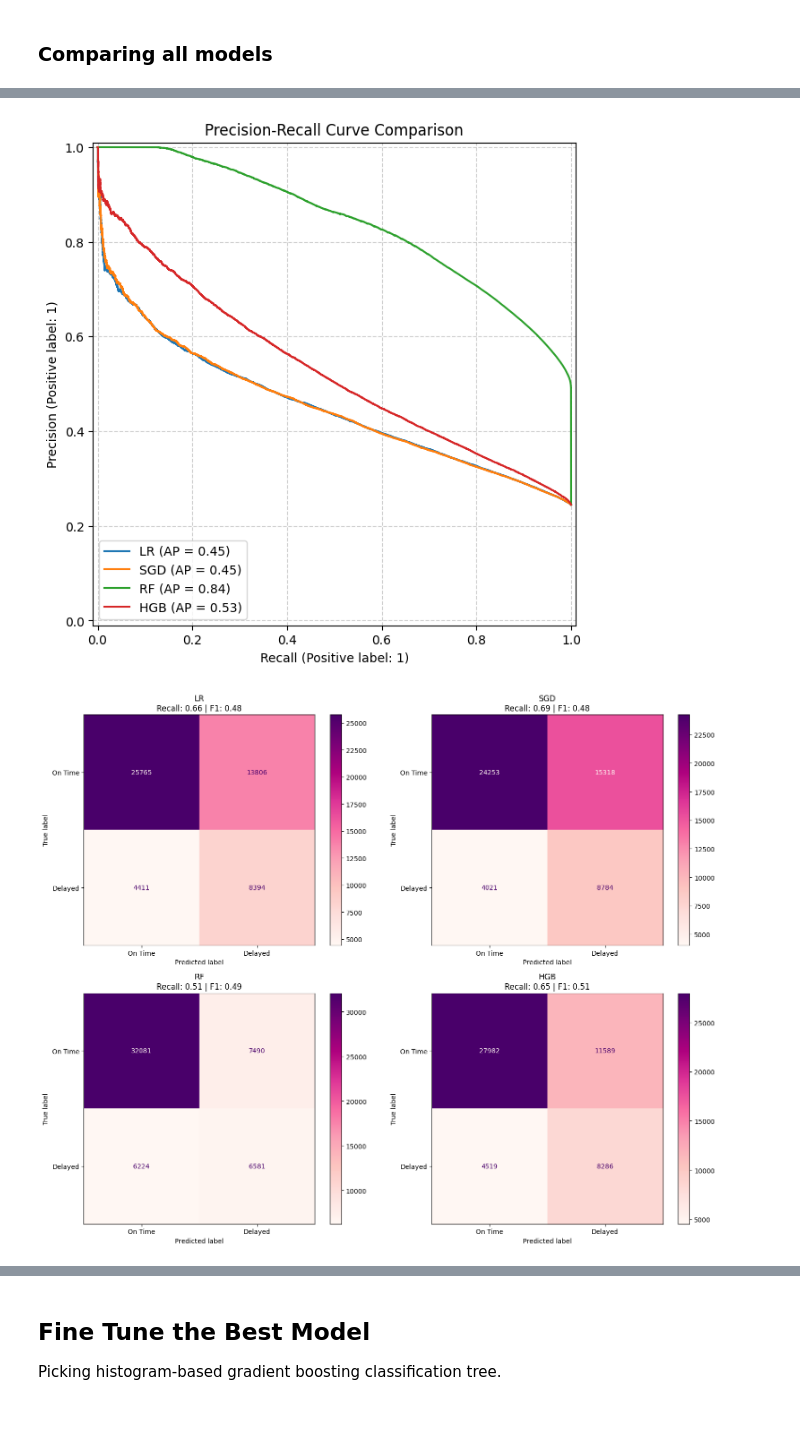
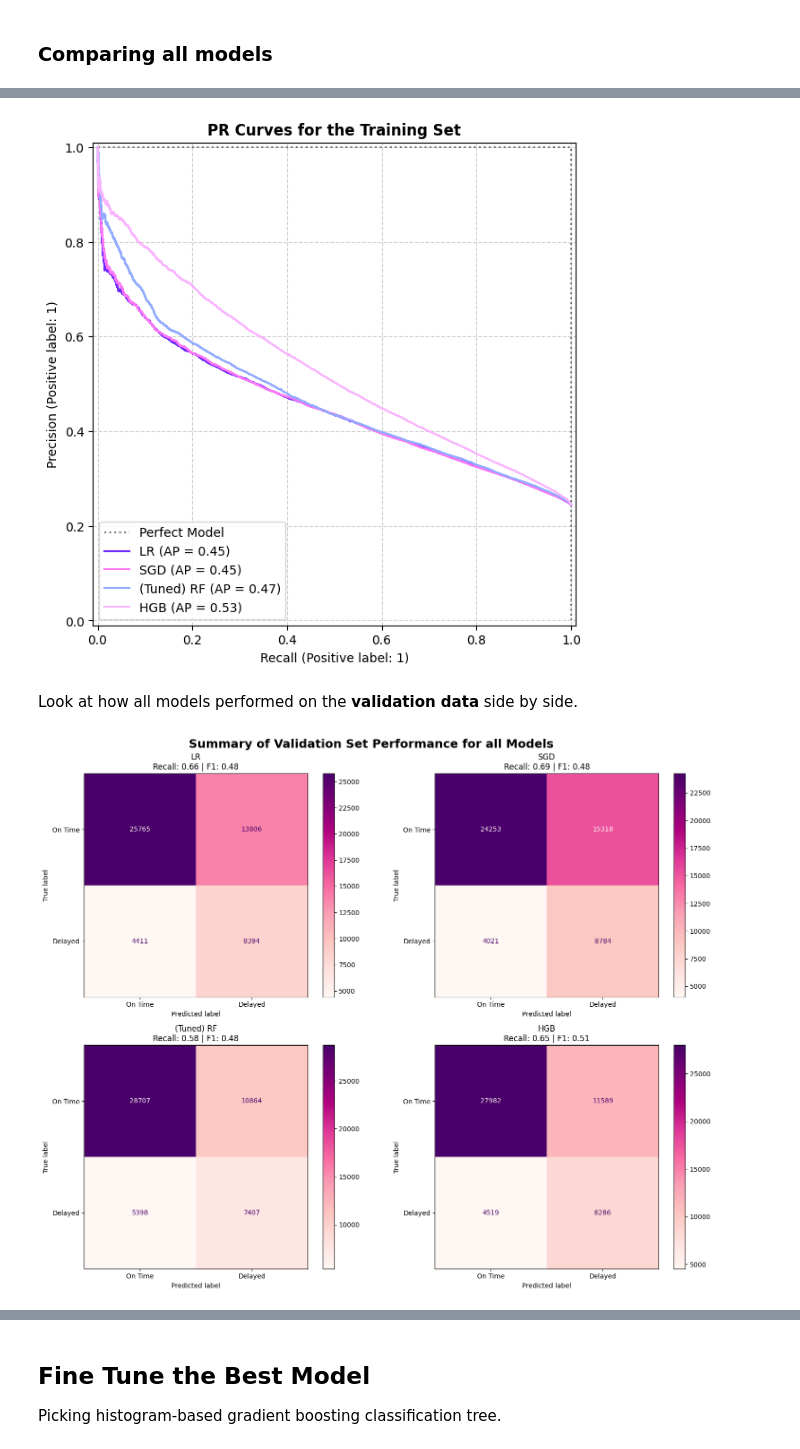
Before and after one commit to lucyg04/nycflights13, a Jupyter notebook: Practical 1/practical1_py.ipynb, the cells around one changed output, grey strips where cells are left out. Drawn from its saved outputs; the diff is of its cells as text; code cells hidden in the pictures; blank space fills up the shorter version.

Commit message:
Cleaned up model performance graphs

```diff
--- a/Practical 1/practical1_py.ipynb
+++ b/Practical 1/practical1_py.ipynb
@@ -1834,17 +1923,27 @@ plt.show()
 # %%
+colours = {
+    "LR": "#6c28ff",
+    "SGD": "#fc76f7",
+    "(Tuned) RF": "#91abff",
+    "HGB": "#fab4ff"
+}
+
 plt.figure(figsize=(10, 7))
 ax = plt.gca()
+
+ax.plot([0, 1, 1], [1, 1, 0], color='black', linestyle=':', label='Perfect Model', alpha=0.5)
 
 for name, data in training_model_results.items():
     PrecisionRecallDisplay.from_predictions(
         train_labels,
         data['probs'],
         name=name,
-        ax=ax
+        ax=ax,
+        color=colours.get(name, 'black')
     )
 
-plt.title("Precision-Recall Curve Comparison")
+plt.title("PR Curves for the Training Set", fontweight='bold')
 plt.grid(True, linestyle='--', alpha=0.6)
 plt.show()
 # %% [output]
-[figure, old version]
+[figure, new version]
@@ -1869,17 +1950,50 @@ for name, model in {"LR": logistic_regression_model,
+# %% [markdown]
+Look at how all models performed on the **validation data** side by side.
+# %%
+validation_model_results = {}
+
+validation_model_results["LR"] = {
+        'preds': lr_preds_val,
+        'probs': lr_probs_val,
+        'recall': recall_score(validation_labels, lr_preds_val),
+        'f1': f1_score(validation_labels, lr_preds_val)
+    }
+
+validation_model_results["SGD"] = {
+        'preds': sgd_preds_val,
+        'probs': sgd_probs_val,
+        'recall': recall_score(validation_labels, sgd_preds_val),
+        'f1': f1_score(validation_labels, sgd_preds_val)
+    }
+
+validation_model_results["(Tuned) RF"] = {
+        'preds': new_rf_preds_val,
+        'probs': new_rf_probs_val,
+        'recall': recall_score(validation_labels, new_rf_preds_val),
+        'f1': f1_score(validation_labels, new_rf_preds_val)
+    }
+
+validation_model_results["HGB"] = {
+        'preds': hgb_preds_val,
+        'probs': hgb_probs_val,
+        'recall': recall_score(validation_labels, hgb_preds_val),
+        'f1': f1_score(validation_labels, hgb_preds_val)
+    }
 # %%
 fig, axes = plt.subplots(2, 2, figsize=(15, 12))
 axes = axes.flatten()
 
 for i, (name, data) in enumerate(validation_model_results.items()):
     cm = confusion_matrix(validation_labels, data['preds'])
     disp = ConfusionMatrixDisplay(confusion_matrix=cm, display_labels=['On Time', 'Delayed'])
     disp.plot(ax=axes[i], cmap='RdPu', colorbar=True)
     axes[i].set_title(f"{name}\nRecall: {data['recall']:.2f} | F1: {data['f1']:.2f}")
 
+plt.suptitle("Summary of Validation Set Performance for all Models", fontsize=18, fontweight='bold')
 plt.tight_layout()
 plt.show()
 # %% [output]
-[figure, old version]
+[figure, new version]
 # %%
 plt.figure(figsize=(10, 7))
 ax = plt.gca()
```
Also changed, not shown: parts of 12 cells of this notebook.
